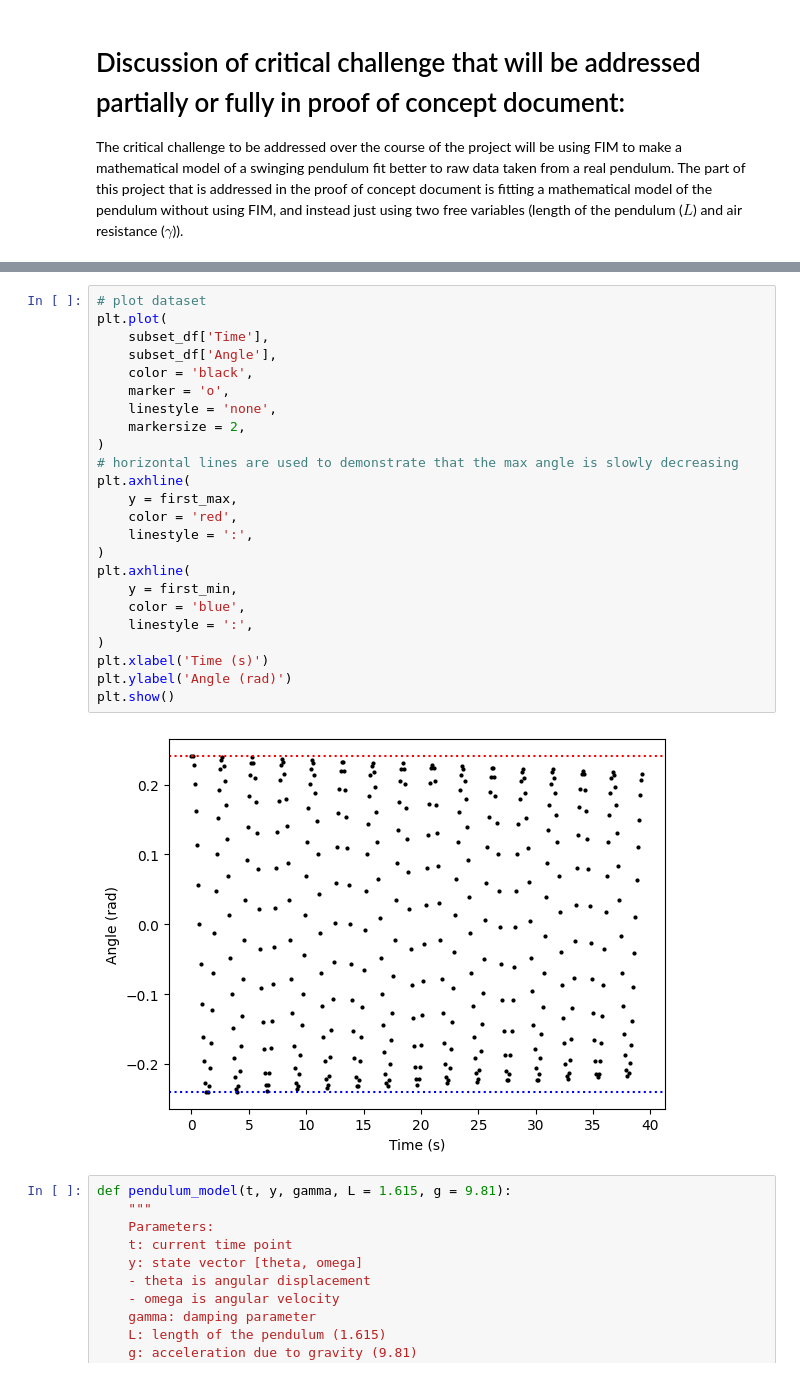
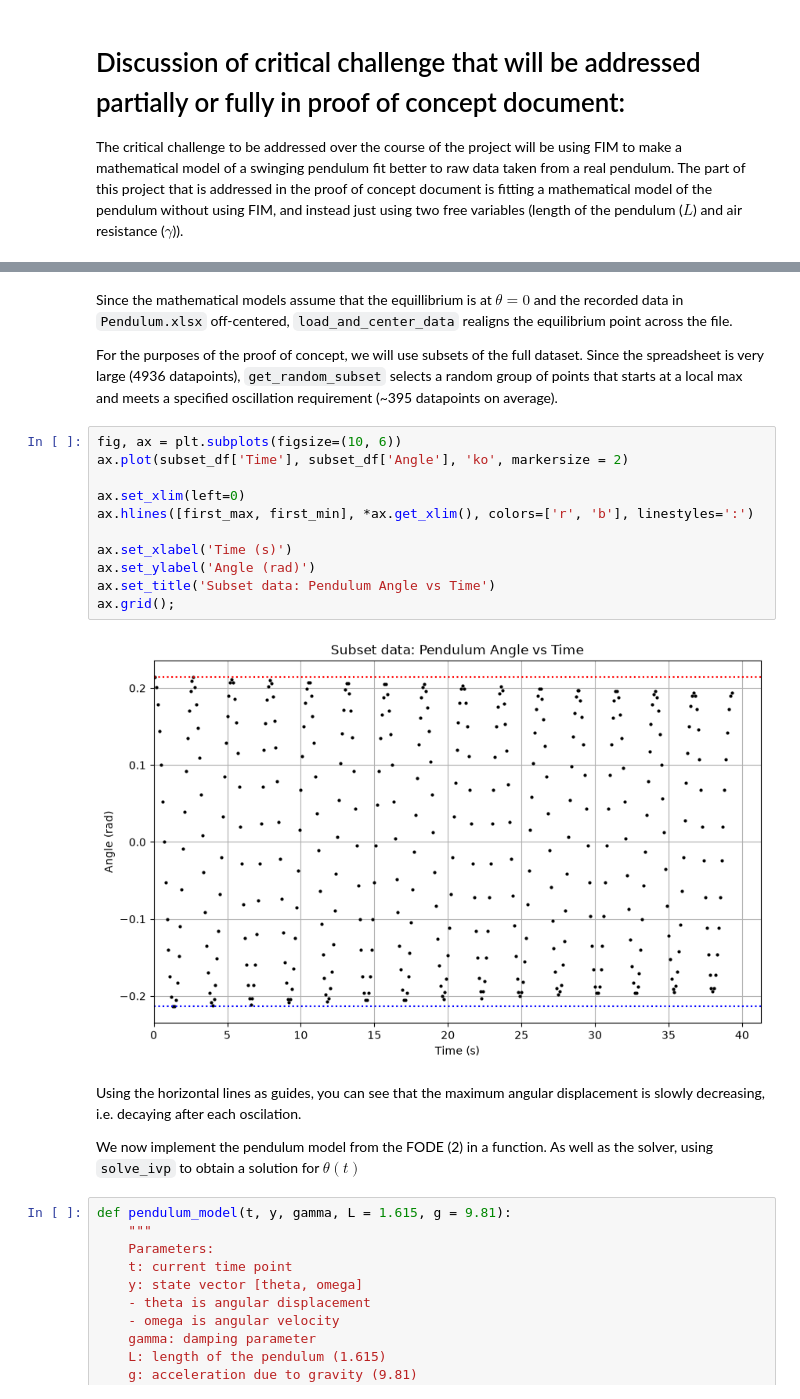
Before and after one commit to sergeydutt/06-623_Project, a Jupyter notebook: Project_PoC.ipynb, the cells around one changed output, grey strips where cells are left out. Drawn from its saved outputs; the diff is of its cells as text.

Commit message:
Update: formatted plots, guided explanation, heatmap

```diff
--- a/Project_PoC.ipynb
+++ b/Project_PoC.ipynb
@@ -92,29 +77,24 @@ t_0 = 416.0s , t_n = 455.2s, n = 393 points
+# %% [markdown]
+Since the mathematical models assume that the equillibrium is at $\theta = 0$ and the recorded data in `Pendulum.xlsx` off-centered, `load_and_center_data` realigns the equilibrium point across the file.
+
+For the purposes of the proof of concept, we will use subsets of the full dataset. Since the spreadsheet is very large (4936 datapoints), `get_random_subset` selects a random group of points that starts at a local max and meets a specified oscillation requirement (~395 datapoints on average).
 # %%
-# plot dataset
-plt.plot(
-    subset_df['Time'],
-    subset_df['Angle'],
-    color = 'black',
-    marker = 'o',
-    linestyle = 'none',
-    markersize = 2,
-)
-# horizontal lines are used to demonstrate that the max angle is slowly decreasing
-plt.axhline(
-    y = first_max,
-    color = 'red',
-    linestyle = ':',
-)
-plt.axhline(
-    y = first_min,
-    color = 'blue',
-    linestyle = ':',
-)
-plt.xlabel('Time (s)')
-plt.ylabel('Angle (rad)')
-plt.show()
+fig, ax = plt.subplots(figsize=(10, 6))
+ax.plot(subset_df['Time'], subset_df['Angle'], 'ko', markersize = 2)
+
+ax.set_xlim(left=0)
+ax.hlines([first_max, first_min], *ax.get_xlim(), colors=['r', 'b'], linestyles=':')
+
+ax.set_xlabel('Time (s)')
+ax.set_ylabel('Angle (rad)')
+ax.set_title('Subset data: Pendulum Angle vs Time')
+ax.grid();
 # %% [output]
-[figure, old version]
+[figure, new version]
+# %% [markdown]
+Using the horizontal lines as guides, you can see that the maximum angular displacement is slowly decreasing, i.e. decaying after each oscilation.
+
+We now implement the pendulum model from the FODE (2) in a function. As well as the solver, using `solve_ivp` to obtain a solution for $\theta(t)$
 # %%
 def pendulum_model(t, y, gamma, L = 1.615, g = 9.81):
     """
```
Also changed, not shown: parts of 27 cells of this notebook, 1 other file.
